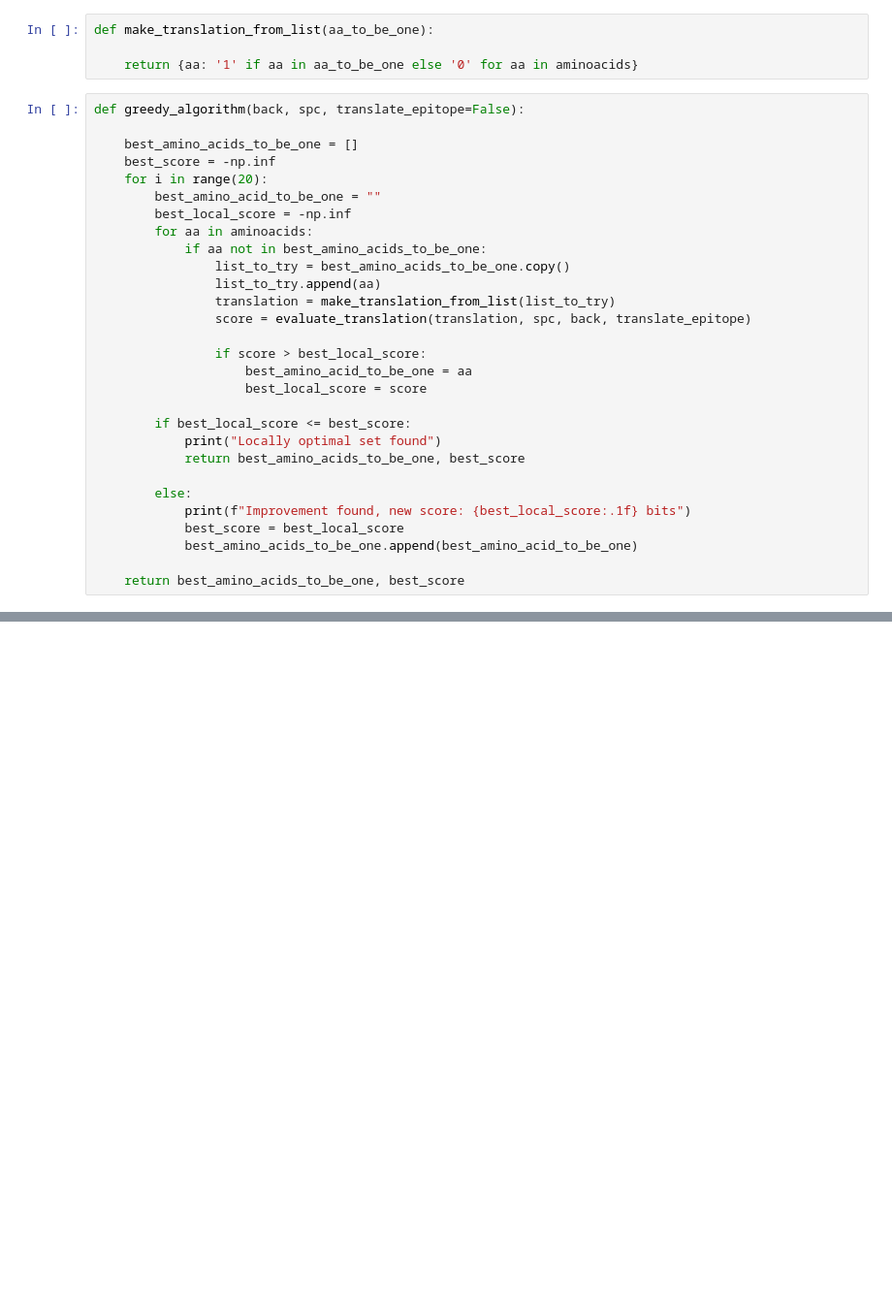
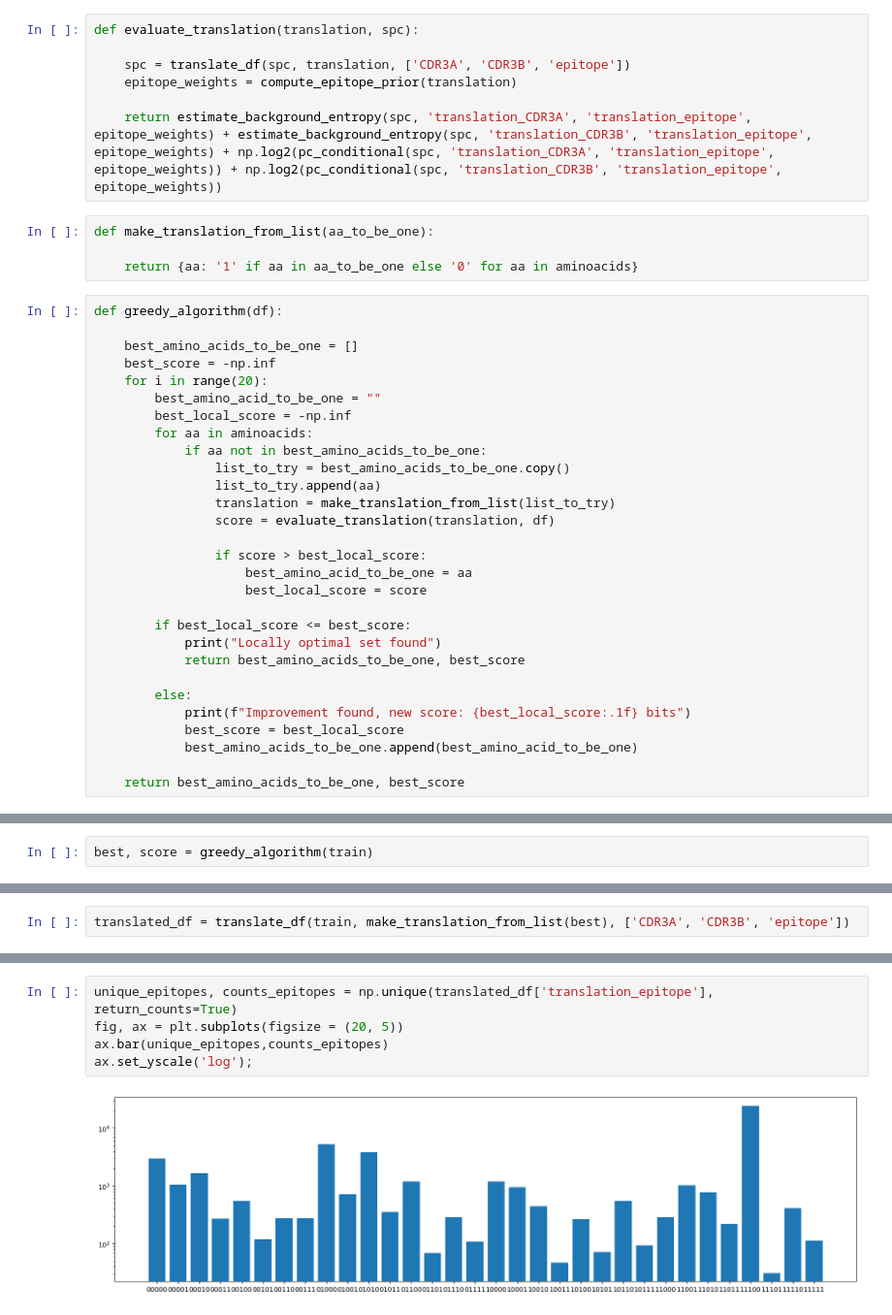
Before and after one commit to jhenderson0/cruk_datathon_team_6, a Jupyter notebook: notebooks/reduced_alphabet.ipynb, the cells around one changed output, grey strips where cells are left out. Shown: that part at 97% size. Saved outputs shown, nothing was run; the diff lists cells and outputs as text; blank space fills up the shorter version.

Commit message:
set evaluation metric  to use correct priors

```diff
--- a/notebooks/reduced_alphabet.ipynb
+++ b/notebooks/reduced_alphabet.ipynb
@@ -114,9 +137,16 @@ def evaluate_translation(translation, spc, back, translate_epitope=False):
+# %%
+def evaluate_translation(translation, spc):
+
+    spc = translate_df(spc, translation, ['CDR3A', 'CDR3B', 'epitope'])
+    epitope_weights = compute_epitope_prior(translation)
+
+    return estimate_background_entropy(spc, 'translation_CDR3A', 'translation_epitope', epitope_weights) + estimate_background_entropy(spc, 'translation_CDR3B', 'translation_epitope', epitope_weights) + np.log2(pc_conditional(spc, 'translation_CDR3A', 'translation_epitope', epitope_weights)) + np.log2(pc_conditional(spc, 'translation_CDR3B', 'translation_epitope', epitope_weights))
 # %%
 def make_translation_from_list(aa_to_be_one):
 
     return {aa: '1' if aa in aa_to_be_one else '0' for aa in aminoacids}
 # %%
-def greedy_algorithm(back, spc, translate_epitope=False):
+def greedy_algorithm(df):
 
     best_amino_acids_to_be_one = []
     best_score = -np.inf
@@ -128,7 +158,7 @@ def greedy_algorithm(back, spc, translate_epitope=False):
                 list_to_try = best_amino_acids_to_be_one.copy()
                 list_to_try.append(aa)
                 translation = make_translation_from_list(list_to_try)
-                score = evaluate_translation(translation, spc, back, translate_epitope)
+                score = evaluate_translation(translation, df)
 
                 if score > best_local_score:
                     best_amino_acid_to_be_one = aa
@@ -150,0 +179,2 @@ def greedy_algorithm(back, spc, translate_epitope=False):
+# %%
+best, score = greedy_algorithm(train)
@@ -274,0 +196,2 @@ np.float64(4.649510063613695)
+# %%
+translated_df = translate_df(train, make_translation_from_list(best), ['CDR3A', 'CDR3B', 'epitope'])
@@ -274,0 +202,7 @@ np.float64(4.649510063613695)
+# %%
+unique_epitopes, counts_epitopes = np.unique(translated_df['translation_epitope'], return_counts=True)
+fig, ax = plt.subplots(figsize = (20, 5))
+ax.bar(unique_epitopes,counts_epitopes)
+ax.set_yscale('log');
+# %% [output]
+[figure, added]
```
Also changed, not shown: parts of 32 cells of this notebook.
